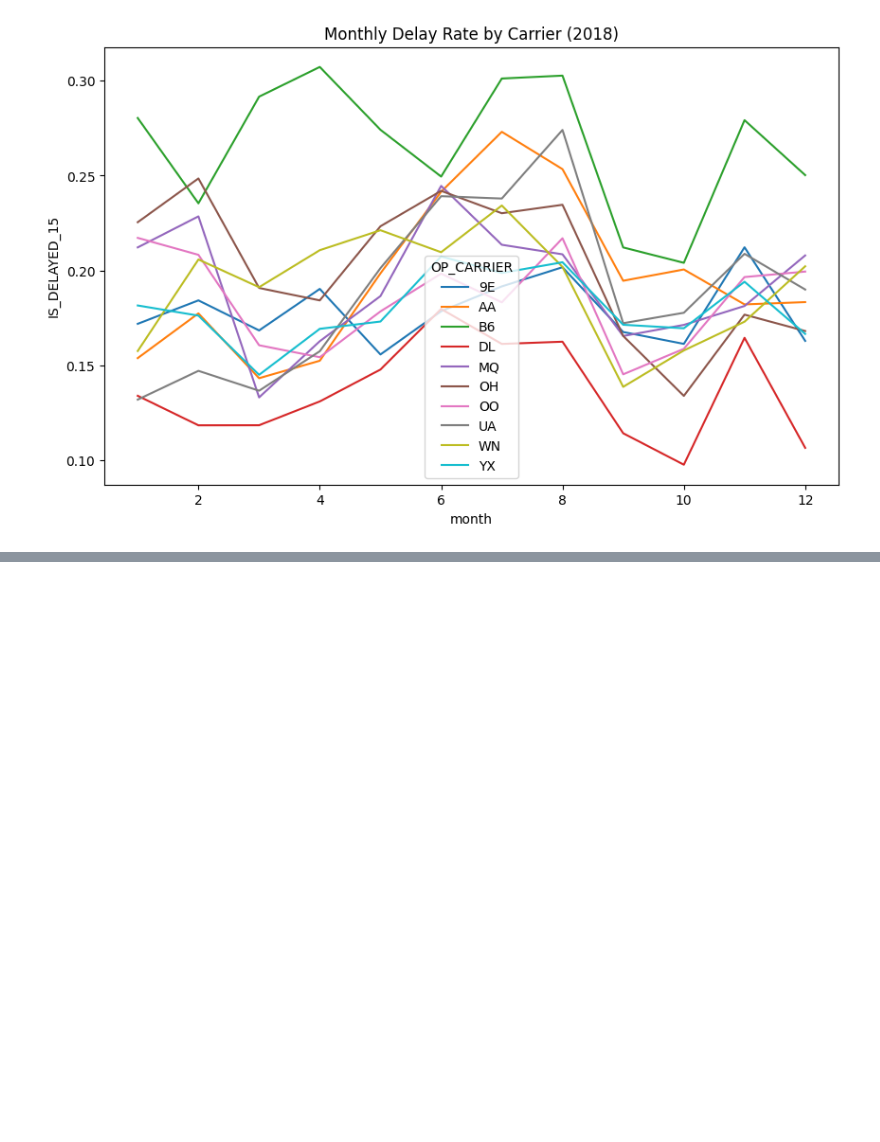
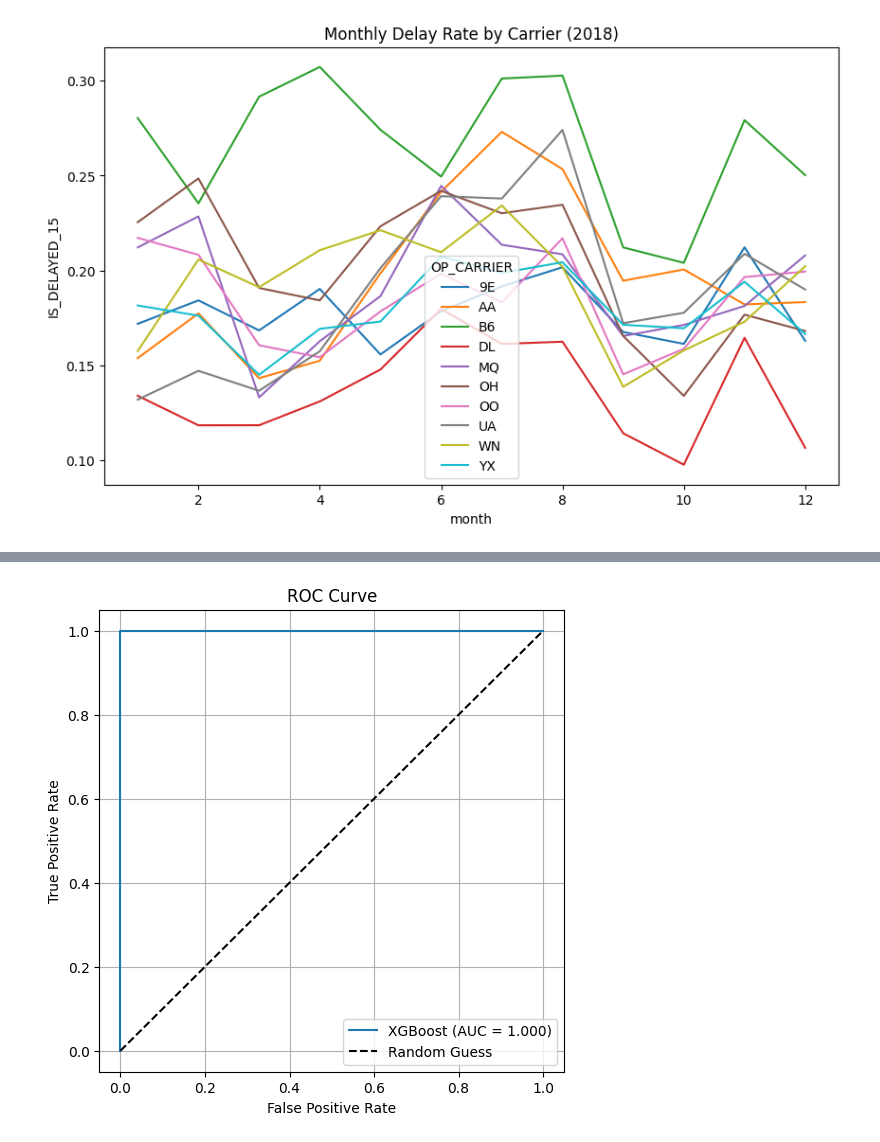
Before and after one commit to TommyBarron35/MSADS-505-FA25-group1, a Jupyter notebook: ADS505_Project_EDA.ipynb, the cells around one changed output, grey strips where cells are left out. Saved outputs shown, nothing was run; the diff lists cells and outputs as text; code cells hidden in the pictures; blank space fills up the shorter version.

```diff
--- a/ADS505_Project_EDA.ipynb
+++ b/ADS505_Project_EDA.ipynb
@@ -801,0 +861,29 @@ dtype: int64
+# %%
+# XGBoost Modeling
+params = {
+    'tree_method': 'hist',
+    'enable_categorical': True,
+    'max_depth': 4,
+    'min_child_weight': 5,
+    'gamma': 1,
+    'learning_rate': 0.05,
+    'subsample': 0.8,
+    'colsample_bytree': 0.8,
+    'objective': 'binary:logistic',
+    'eval_metric': 'auc',
+    'reg_alpha': 2,
+    'reg_lambda': 10,
+    'seed': 35
+}
+
+
+evals = [(dtrain, 'train'), (dval, 'eval')]
+
+model = xgb.train(params,
+                 dtrain,
+                 num_boost_round=200,
+                 evals=evals,
+                 early_stopping_rounds=10)
+
+y_pred_prob = model.predict(dval)
+y_pred = (y_pred_prob > 0.5).astype(int)
@@ -801,0 +909,16 @@ dtype: int64
+# %%
+fpr, tpr, thresholds = roc_curve(y_val, y_pred_prob)
+
+auc = roc_auc_score(y_val, y_pred_prob)
+
+plt.figure(figsize=(6,6))
+plt.plot(fpr, tpr, label=f"XGBoost (AUC = {auc:.3f})")
+plt.plot([0,1], [0,1], 'k--', label="Random Guess")
+plt.xlabel("False Positive Rate")
+plt.ylabel("True Positive Rate")
+plt.title("ROC Curve")
+plt.legend(loc="lower right")
+plt.grid(True)
+plt.show()
+# %% [output]
+[figure, added]
```
Also changed, not shown: parts of 12 cells of this notebook.
